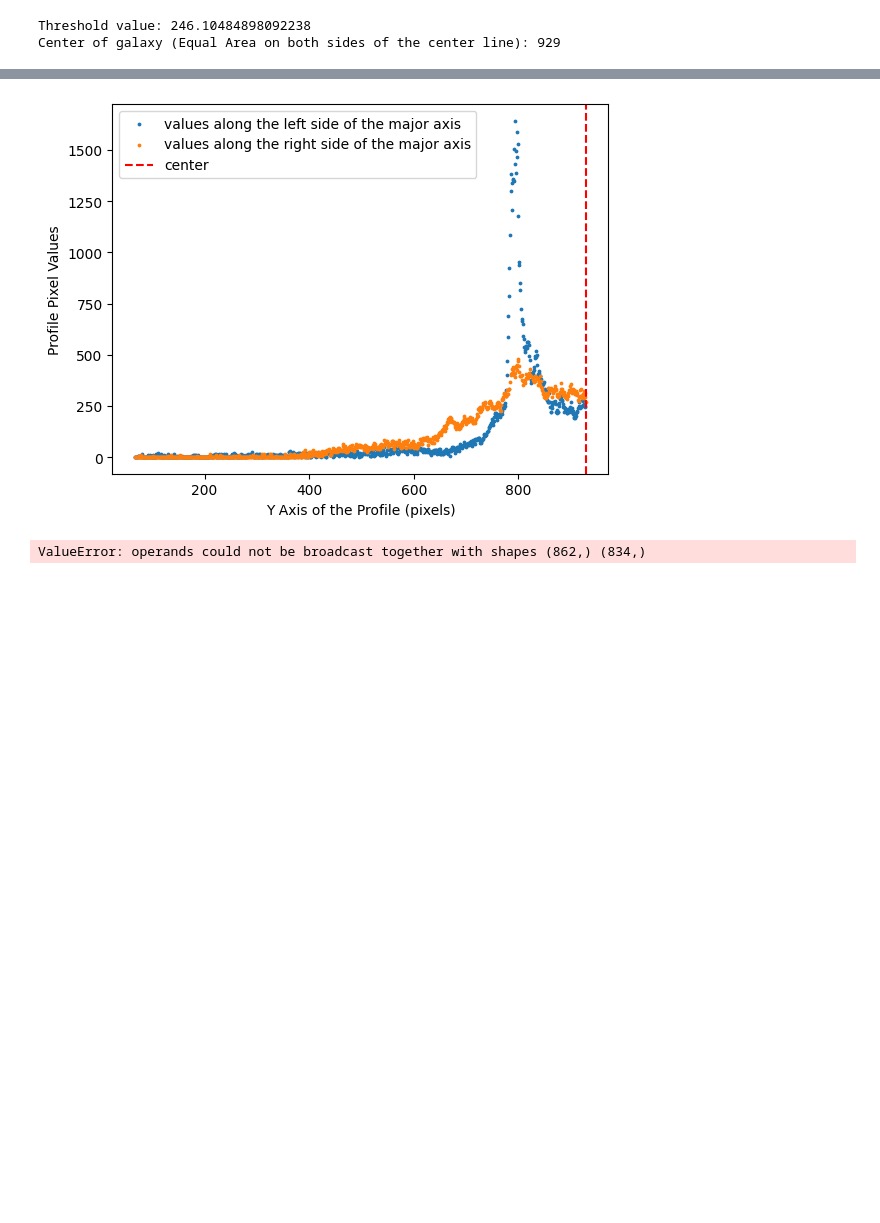
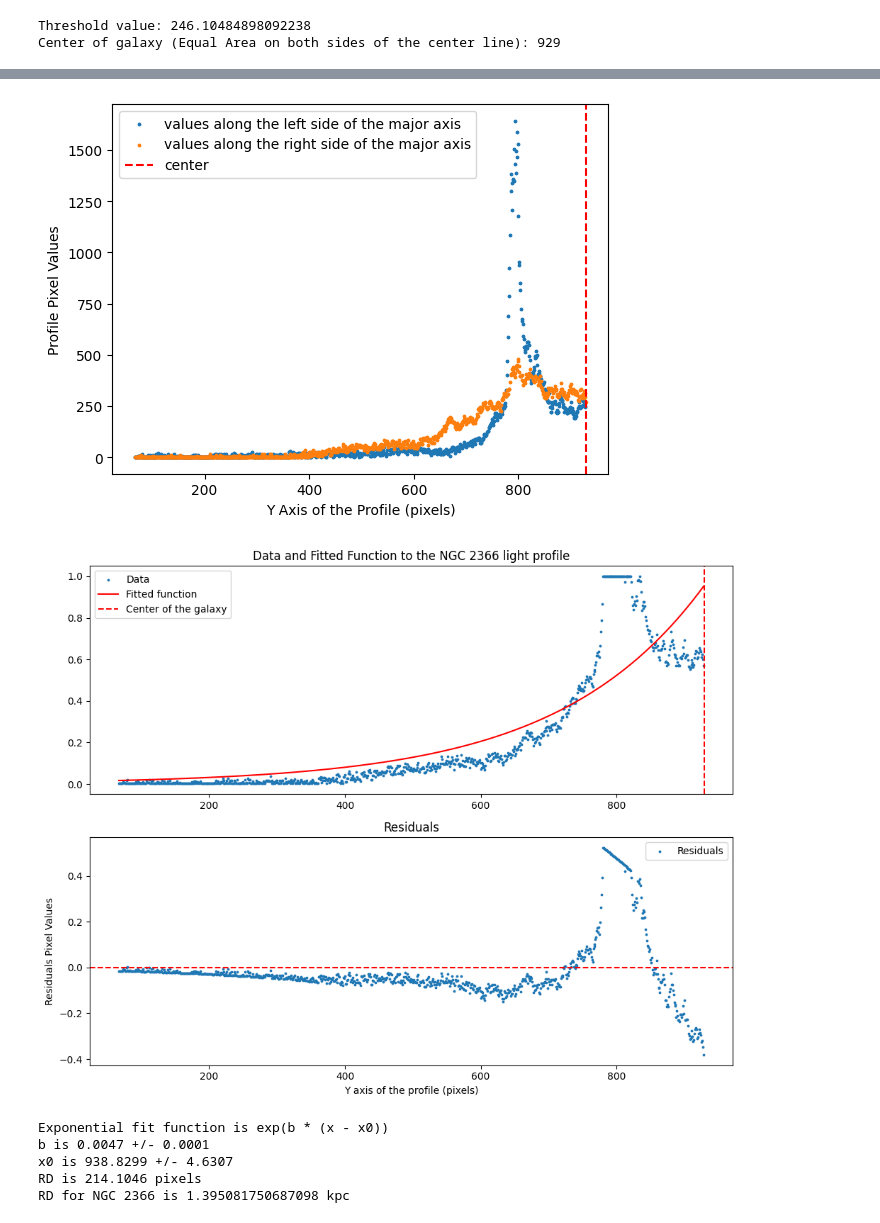
Before and after one commit to SUT-LTG/Aysan-Little-Things, a Jupyter notebook: RD_2366.ipynb, the cells around one changed output, grey strips where cells are left out. Saved outputs shown, nothing was run; the diff lists cells and outputs as text; code cells hidden in the pictures; blank space fills up the shorter version.

```diff
--- a/RD_2366.ipynb
+++ b/RD_2366.ipynb
@@ -194,25 +194,15 @@ def RD(image, n ,distance, pixel_scale, list_of_ellipse_data, center_of_galaxy_x
     y2 = values_along_line_right[::-1]
     mean_y = (y1 + y2) / 2
 
-    def filter_points(x_ax, mean_y):
-        # New lists to store the filtered points
-        filtered_x = []
-        filtered_y = []
-
-        # Iterate through the lists and filter points
-        for x, y in zip(x_ax, mean_y):
-            if y <= 500:
-                filtered_x.append(x)
-                filtered_y.append(y)
-
-        return filtered_x, filtered_y
+    exclude_list = []
+    for i in range(0, len(mean_y)):
+        if mean_y[i] > 450:
+            mean_y[i] = 450
+        else:
+            mean_y [i] = mean_y[i]
 
 
-    filtered_x, filtered_y = filter_points(x_ax, mean_y)
-    x_ax = filtered_x
-
-
-    mean_y_normal = filtered_y / np.max(mean_y)
+    mean_y_normal = mean_y / np.max(mean_y)
     def exponential_func(x,b,x0):
         return np.exp(b * (x - x0))
 
@@ -241,34 +231,39 @@ def RD(image, n ,distance, pixel_scale, list_of_ellipse_data, center_of_galaxy_x
     print("Exponential fit function is exp(b * (x - x0))")
 
     print(f"b is {popt[0]:.4f} +/- {perr[0]:.4f}")
     print(f"x0 is {popt[1]:.4f} +/- {perr[1]:.4f}")
     print(f"RD is {1/popt[0]:.4f} pixels")
 
     RD_pixels = 1 / popt[0]
     RD_arcsec = RD_pixels * pixel_scale
     RD_value = ((distance * RD_arcsec) / 206265) * 1000
     print(f"RD for {galaxy_name} is {RD_value} kpc")
     return RD_pixels , RD_arcsec , y_ax_left, mean_y
 
 RD_pixels , RD_arcsec, x_values, y_values = RD(NGC_2366, 3,D, 0.42, list_of_ellipse_data, X_center, y_center, galaxy_name)
 # %% [output]
 [figure]
 No artists with labels found to put in legend.  Note that artists whose label start with an underscore are ignored when legend() is called with no argument.
 [figure]
 [figure]
 [figure]
 y_ax_left length: 894
 y_ax_right length: 894
 values_along_line_left length: 894
 values_along_line_right length: 894
 y_ax combined length: 1788
 values_along_line combined length: 1788
 [figure]
 Threshold value: 246.10484898092238
 Center of galaxy (Equal Area on both sides of the center line): 929
 [figure]
 [figure]
+[figure, added]
-ValueError: operands could not be broadcast together with shapes (862,) (834,)
+Exponential fit function is exp(b * (x - x0))
+b is 0.0047 +/- 0.0001
+x0 is 938.8299 +/- 4.6307
+RD is 214.1046 pixels
+RD for NGC 2366 is 1.395081750687098 kpc
 # %%
 from scipy.optimize import curve_fit
 import matplotlib.pyplot as plt
```
Also changed, not shown: parts of 1 cell of this notebook, 25 other files.
